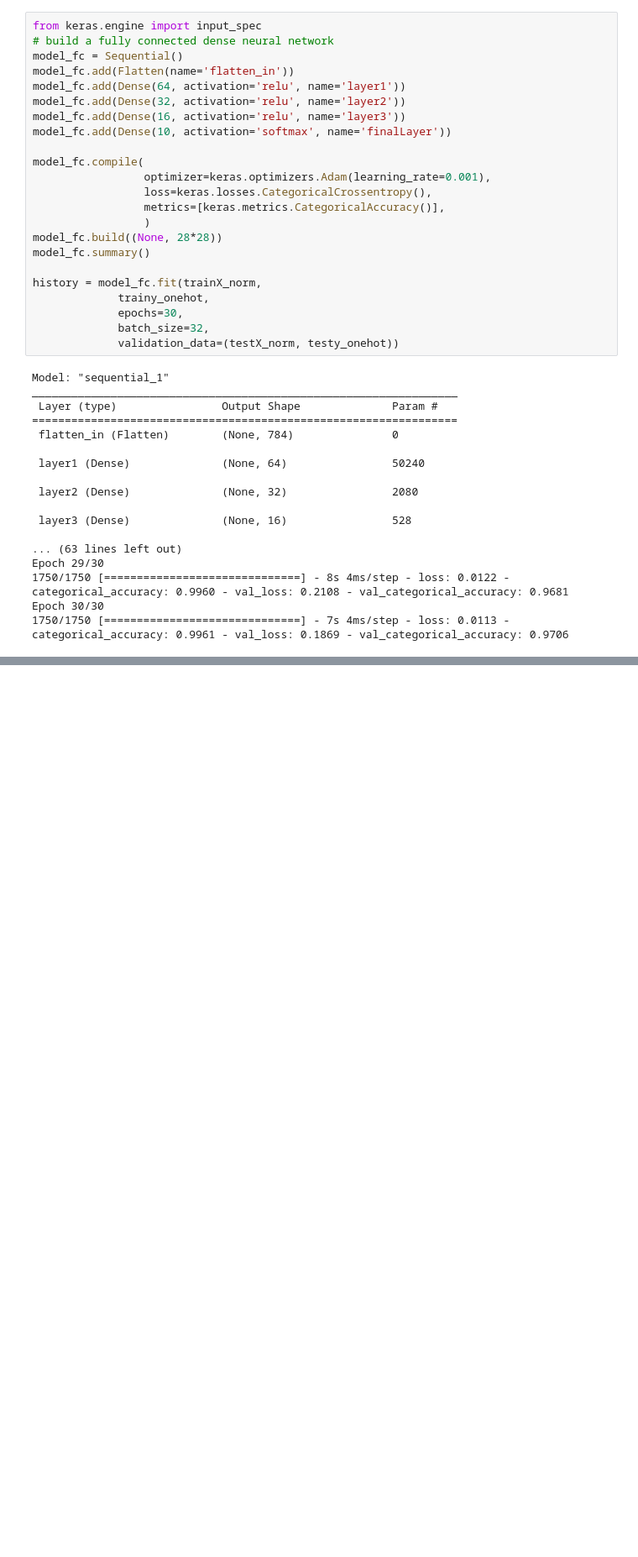
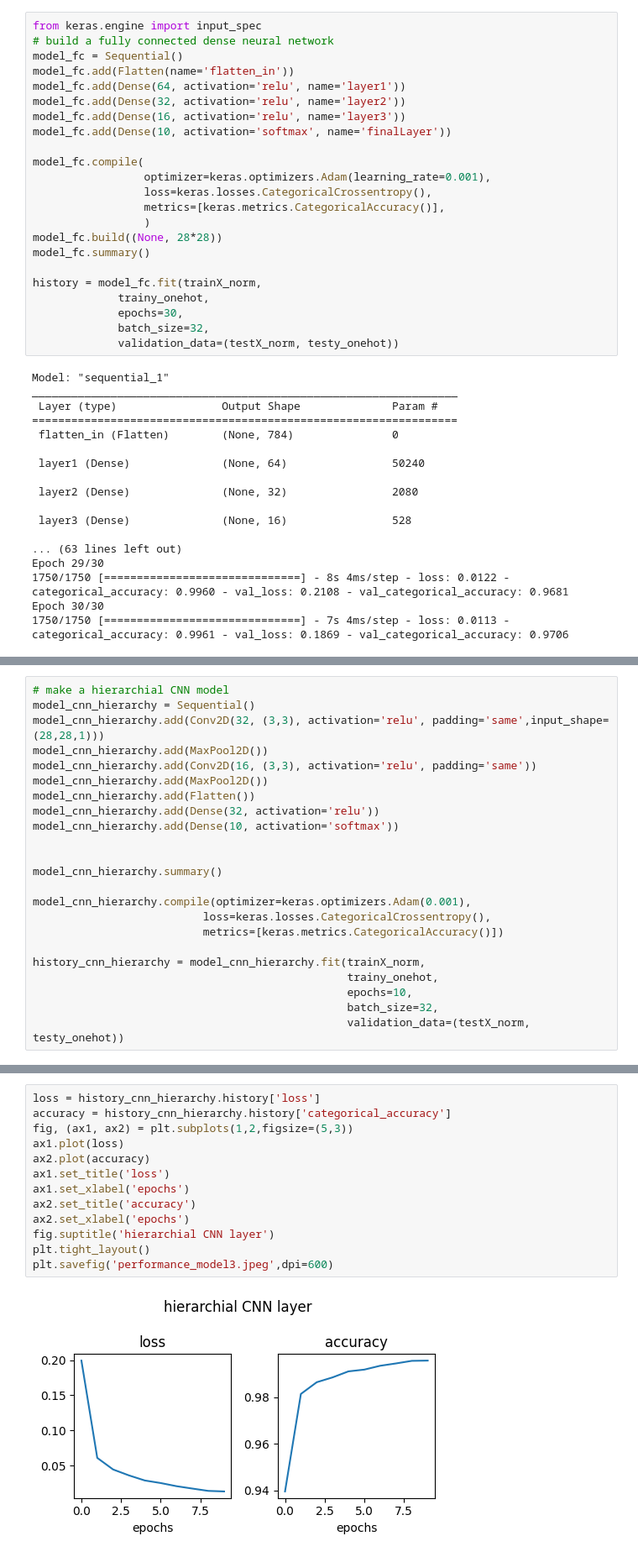
Before and after one commit to k87rte/MNIST_DL, a Jupyter notebook: MNIST_DL_play.ipynb, the cells around one changed output, grey strips where cells are left out. Shown at 84% size. Drawn from its saved outputs; the diff is of its cells as text; blank space fills up the shorter version.

```diff
--- a/MNIST_DL_play.ipynb
+++ b/MNIST_DL_play.ipynb
@@ -116,0 +174,23 @@ plt.tight_layout()
+# %%
+# make a hierarchial CNN model
+model_cnn_hierarchy = Sequential()
+model_cnn_hierarchy.add(Conv2D(32, (3,3), activation='relu', padding='same',input_shape=(28,28,1)))
+model_cnn_hierarchy.add(MaxPool2D())
+model_cnn_hierarchy.add(Conv2D(16, (3,3), activation='relu', padding='same'))
+model_cnn_hierarchy.add(MaxPool2D())
+model_cnn_hierarchy.add(Flatten())
+model_cnn_hierarchy.add(Dense(32, activation='relu'))
+model_cnn_hierarchy.add(Dense(10, activation='softmax'))
+
+
+model_cnn_hierarchy.summary()
+
+model_cnn_hierarchy.compile(optimizer=keras.optimizers.Adam(0.001),
+                          loss=keras.losses.CategoricalCrossentropy(),
+                          metrics=[keras.metrics.CategoricalAccuracy()])
+
+history_cnn_hierarchy = model_cnn_hierarchy.fit(trainX_norm,
+                                                trainy_onehot,
+                                                epochs=10,
+                                                batch_size=32,
+                                                validation_data=(testX_norm, testy_onehot))
@@ -116,0 +215,15 @@ plt.tight_layout()
+# %%
+loss = history_cnn_hierarchy.history['loss']
+accuracy = history_cnn_hierarchy.history['categorical_accuracy']
+fig, (ax1, ax2) = plt.subplots(1,2,figsize=(5,3))
+ax1.plot(loss)
+ax2.plot(accuracy)
+ax1.set_title('loss')
+ax1.set_xlabel('epochs')
+ax2.set_title('accuracy')
+ax2.set_xlabel('epochs')
+fig.suptitle('hierarchial CNN layer')
+plt.tight_layout()
+plt.savefig('performance_model3.jpeg',dpi=600)
+# %% [output]
+[figure, added]
```
Also changed, not shown: parts of 8 cells of this notebook.
